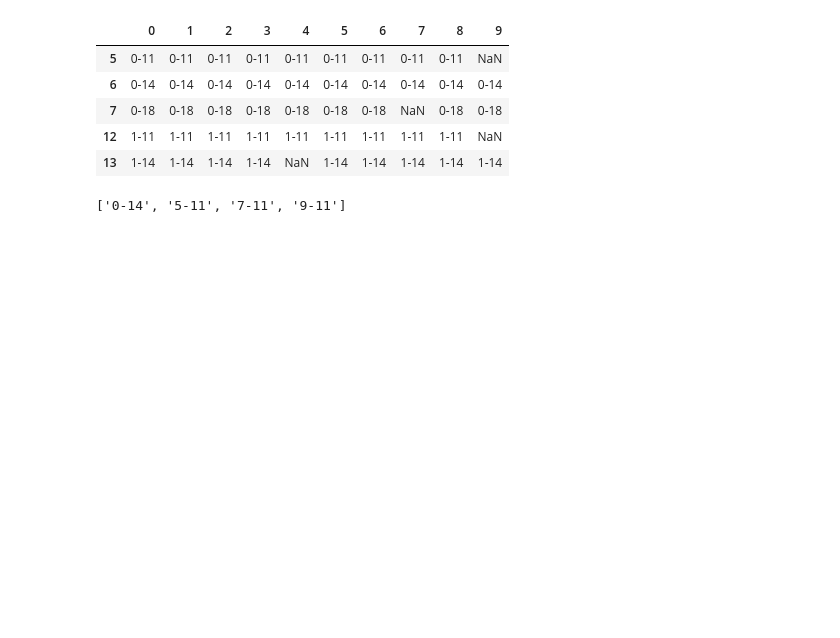
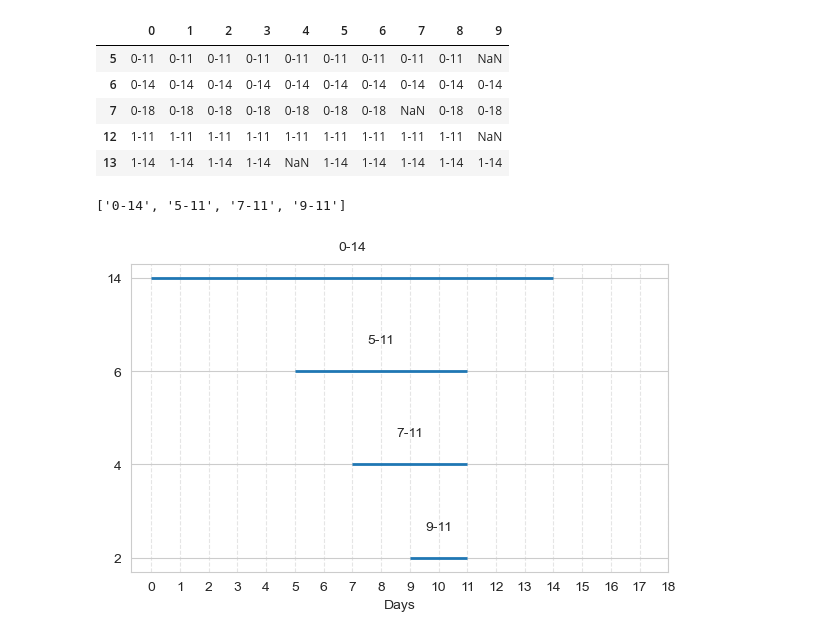
Before and after one commit to cosmos17/2025_STLab, a Jupyter notebook: Flavor/01_Volatile.ipynb, the cells around one changed output. Saved outputs shown, nothing was run; the diff lists cells and outputs as text; code cells hidden in the pictures; blank space fills up the shorter version.

```diff
--- a/Flavor/01_Volatile.ipynb
+++ b/Flavor/01_Volatile.ipynb
@@ -645,0 +693,9 @@ from statsmodels.sandbox.stats.multicomp import MultiComparison
+# %%
+_, intersect1 = pls_intersect_group(pls_vip1, data, 'days')
+print(intersect1)
+_, intersect2 = pls_intersect_group(pls_vip2, data, 'days')
+print(intersect2)
+_, intersect3 = pls_intersect_group(pls_vip3, data_pls3, 'new_group1')
+print(intersect3)
+_, intersect4 = pls_intersect_group(pls_vip4, data_pls4, 'new_group2')
+print(intersect4)
@@ -692,3 +843,36 @@ intersect1 = sorted(list(intersect1))
 intersect1
 # %% [output]
 ['0-14', '5-11', '7-11', '9-11']
+# %%
+def draw_grouped(intersect, x_ticks_=range(0, 19)):
+    parsed_ranges = [tuple(map(int, r.split('-'))) for r in intersect]
+    lengths = [end - start for start, end in parsed_ranges]
+
+    sorted_indices = sorted(range(len(parsed_ranges)), key=lambda i: lengths[i])
+    sorted_ranges = [parsed_ranges[i] for i in sorted_indices]
+    sorted_labels = [intersect[i] for i in sorted_indices]
+
+    original_xticks = x_ticks_
+    mapped_x = {v: i for i, v in enumerate(original_xticks)}
+
+    plt.figure(figsize=(6, 4))
+    y_step = 0.5  # y 간격 줄이기
+
+    for i, (start, end) in enumerate(sorted_ranges):
+        y_pos = i * y_step
+        plt.hlines(y=y_pos, xmin=mapped_x[start], xmax=mapped_x[end], linewidth=2)
+        plt.text((mapped_x[start] + mapped_x[end]) / 2, y_pos + 0.15, f"{start}-{end}", ha='center', fontsize=10)
+
+    plt.yticks([i * y_step for i in range(len(sorted_ranges))],
+            [f"{end - start}" for (start, end) in sorted_ranges])
+
+    plt.xticks(ticks=range(len(original_xticks)), labels=original_xticks)
+
+    plt.xlabel("Days")
+    plt.grid(axis='x', linestyle='--', alpha=0.5)
+    plt.tight_layout()
+    plt.show()
+# %%
+draw_grouped(intersect1)
+# %% [output]
+[figure, added]
```
Also changed, not shown: parts of 25 cells of this notebook, 2 other files.
